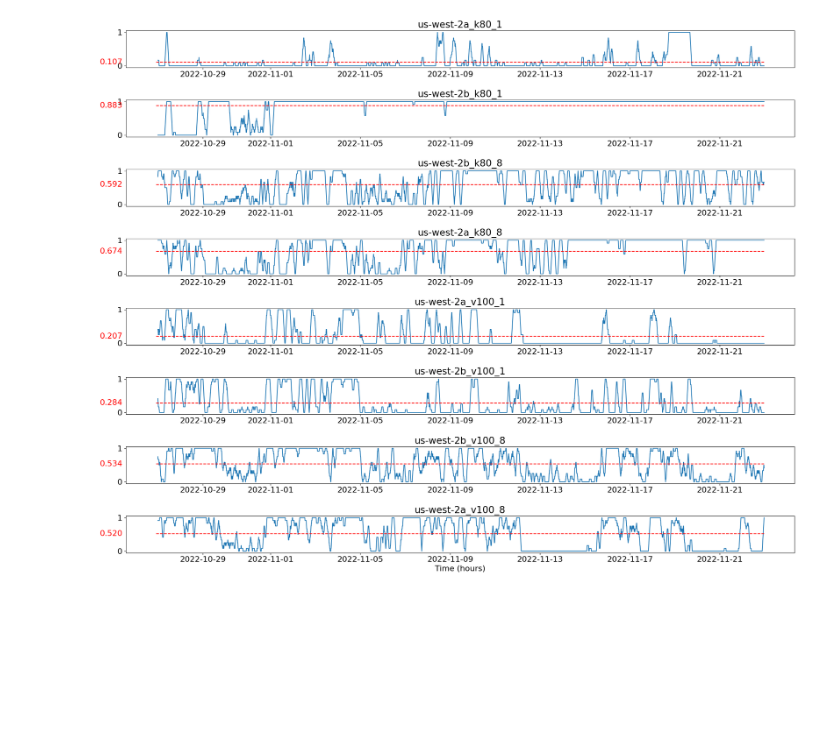
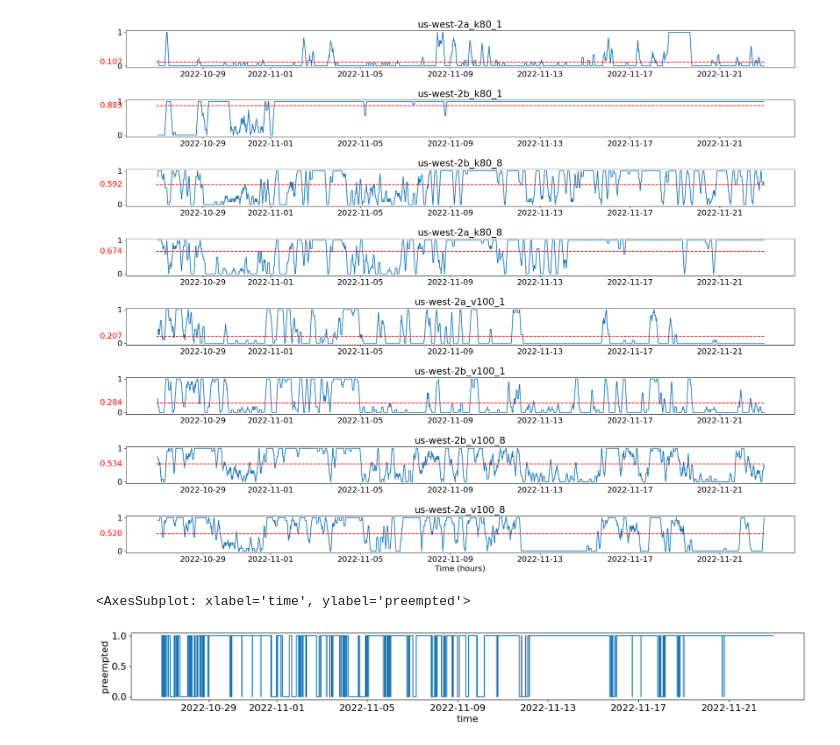
Before and after one commit to Michaelvll/skypilot-spot-strategy, a Jupyter notebook: scripts/availability/trace_visualize.ipynb, the cells around one changed output. Drawn from its saved outputs; the diff is of its cells as text; code cells hidden in the pictures; blank space fills up the shorter version.

```diff
--- a/scripts/availability/trace_visualize.ipynb
+++ b/scripts/availability/trace_visualize.ipynb
@@ -72,3 +72,16 @@ axes[i].set_xlabel('Time (hours)')
 fig.tight_layout(h_pad=1.5)
 # %% [output]
 [figure]
+# %%
+import pathlib
+TRACE = 'traces/2022-10-26T22-05/us-west-2a_v100_1.txt'
+
+trace_path = pathlib.Path(TRACE).expanduser().absolute()
+avail_traces_month = {}
+avail_traces_month = pd.read_csv(trace_path, names=['index', 'time', 'preempted'])
+
+fig, ax = plt.subplots(nrows=1, ncols=1, figsize=(20, 2))
+sns.lineplot(x=pd.to_datetime(avail_traces_month['time']), y=1-avail_traces_month['preempted'], drawstyle='steps-post', ax=ax)
+# %% [output]
+<AxesSubplot: xlabel='time', ylabel='preempted'>
+[figure, added]
```
Also changed, not shown: parts of 2 cells of this notebook.
